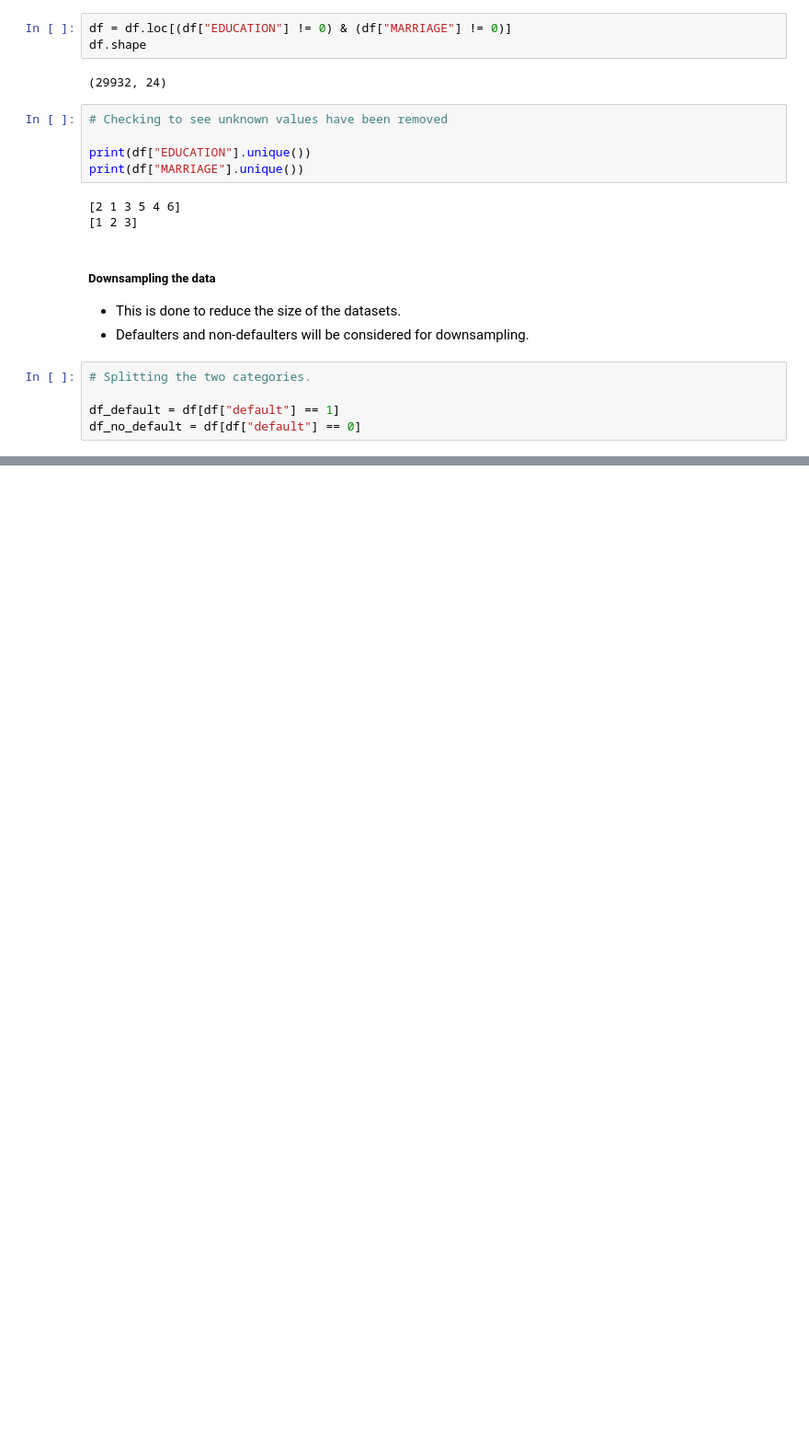
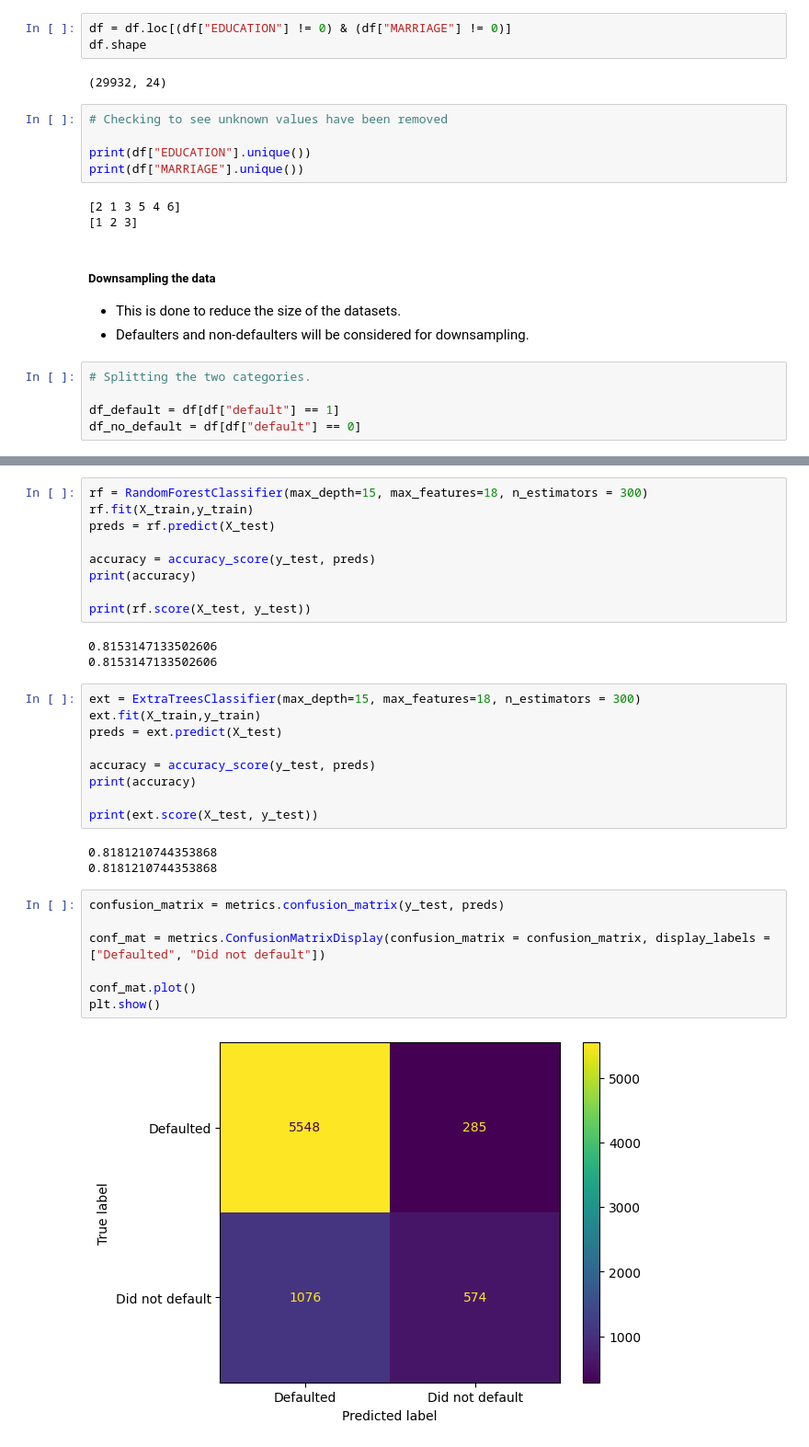
Before and after one commit to Bryteog/Credit-card-defaulters, a Jupyter notebook: main.ipynb, the cells around one changed output, grey strips where cells are left out. Shown at 92% size. Cells and saved outputs as stored; diff of their text form; blank space fills up the shorter version.

```diff
--- a/main.ipynb
+++ b/main.ipynb
@@ -310,0 +254,33 @@ NameError: name 'best_estimator_' is not defined
+# %%
+rf = RandomForestClassifier(max_depth=15, max_features=18, n_estimators = 300)
+rf.fit(X_train,y_train)
+preds = rf.predict(X_test)
+
+accuracy = accuracy_score(y_test, preds)
+print(accuracy)
+
+print(rf.score(X_test, y_test))
+# %% [output]
+0.8153147133502606
+0.8153147133502606
+# %%
+ext = ExtraTreesClassifier(max_depth=15, max_features=18, n_estimators = 300)
+ext.fit(X_train,y_train)
+preds = ext.predict(X_test)
+
+accuracy = accuracy_score(y_test, preds)
+print(accuracy)
+
+print(ext.score(X_test, y_test))
+# %% [output]
+0.8181210744353868
+0.8181210744353868
+# %%
+confusion_matrix = metrics.confusion_matrix(y_test, preds)
+
+conf_mat = metrics.ConfusionMatrixDisplay(confusion_matrix = confusion_matrix, display_labels = ["Defaulted", "Did not default"])
+
+conf_mat.plot()
+plt.show()
+# %% [output]
+[figure, added]
```
Also changed, not shown: parts of 33 cells of this notebook.
